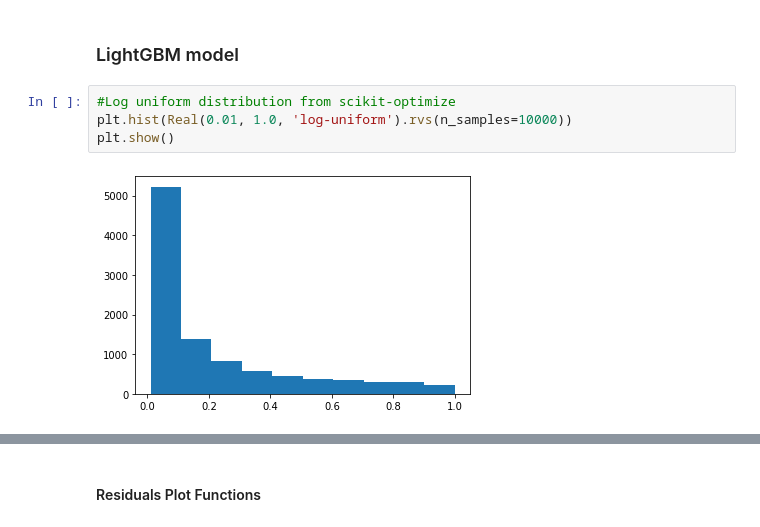
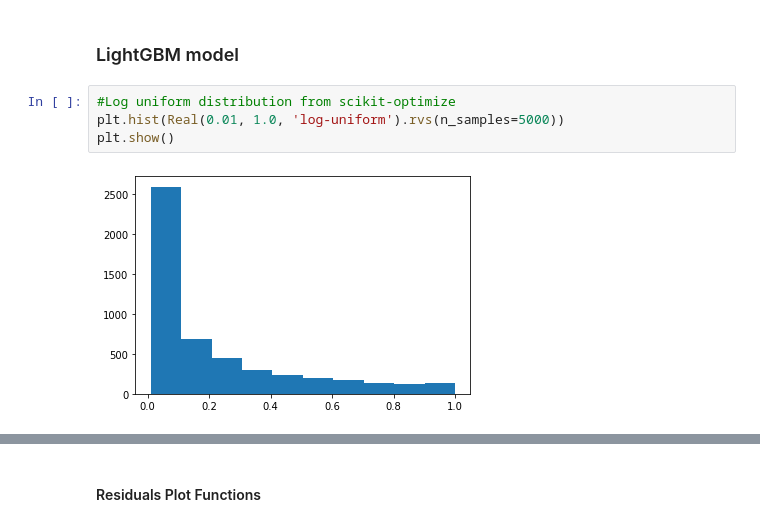
Before and after one commit to jkmackie/car_price_prediction, a Jupyter notebook: jupyter_notebooks/car_algo_final6.ipynb, the cells around one changed output, grey strips where cells are left out. Saved outputs shown, nothing was run; the diff lists cells and outputs as text.

```diff
--- a/jupyter_notebooks/car_algo_final6.ipynb
+++ b/jupyter_notebooks/car_algo_final6.ipynb
@@ -109,10 +154,10 @@ testY = testX.pop('Price')
 ### LightGBM model
 # %%
 #Log uniform distribution from scikit-optimize
-plt.hist(Real(0.01, 1.0, 'log-uniform').rvs(n_samples=10000))
+plt.hist(Real(0.01, 1.0, 'log-uniform').rvs(n_samples=5000))
 plt.show()
 # %% [output]
-[figure, old version]
+[figure, new version]
 # %%
 #CREATE LightGBM model with random search.
 
```
Also changed, not shown: parts of 14 cells of this notebook, 1 other file.
